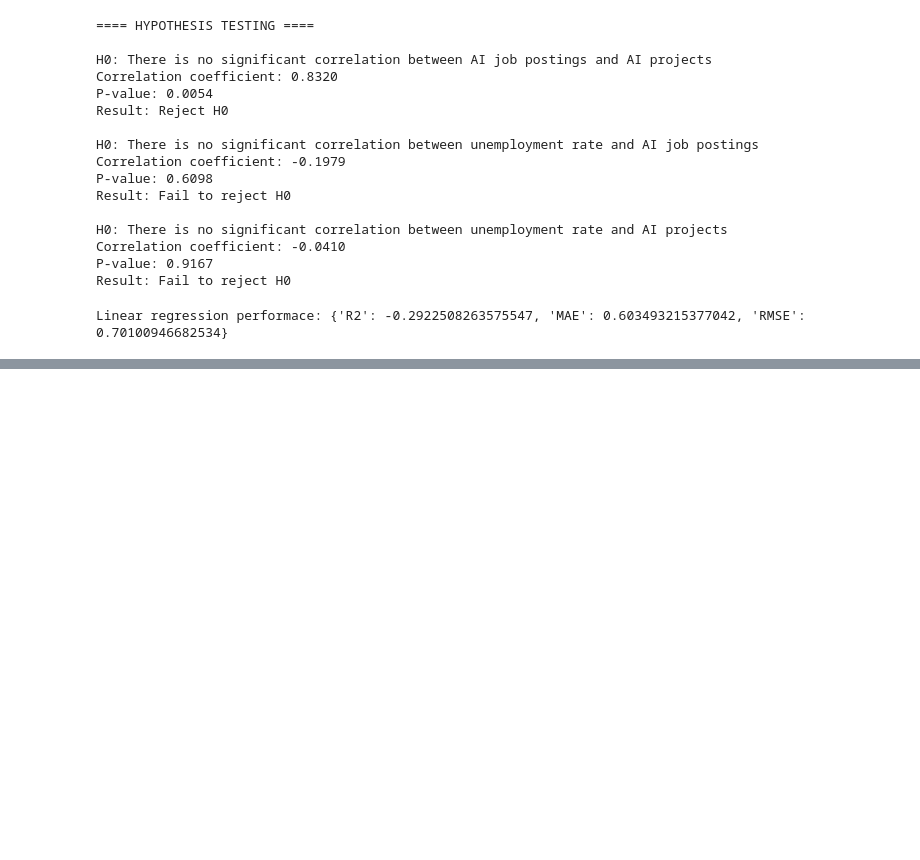
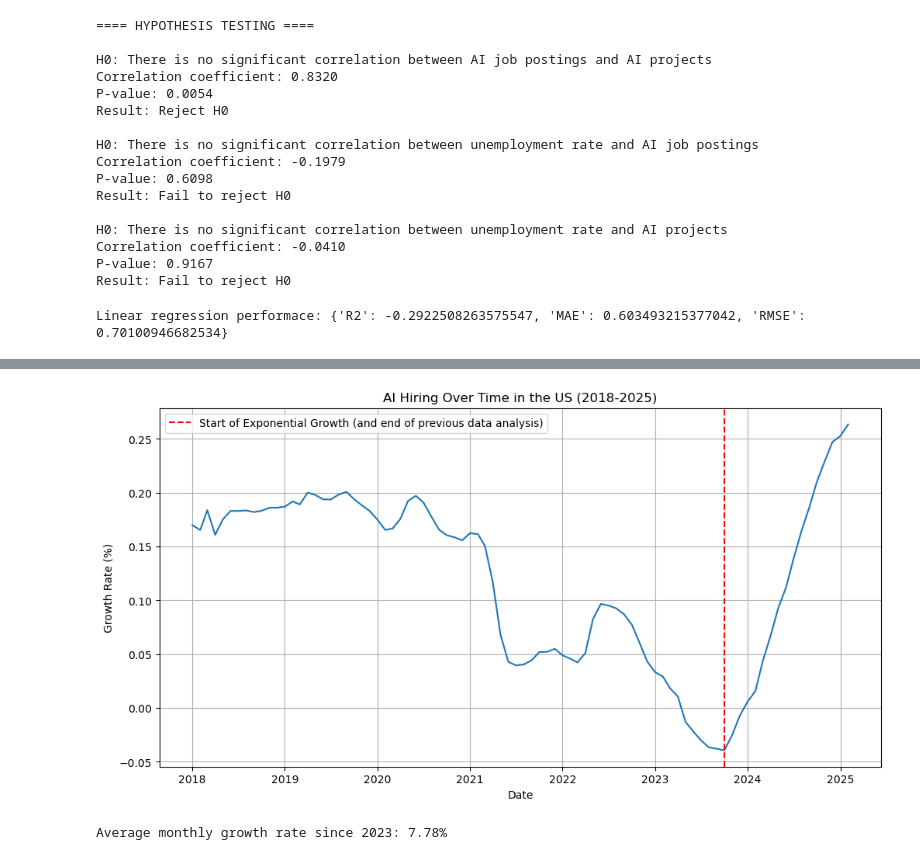
Before and after one commit to ABigJuicyBurger/data-science-project-clean, a Jupyter notebook: new-data-science-project/AI-to-UE.ipynb, the cells around one changed output, grey strips where cells are left out. Drawn from its saved outputs; the diff is of its cells as text; code cells hidden in the pictures; blank space fills up the shorter version.

```diff
--- a/new-data-science-project/AI-to-UE.ipynb
+++ b/new-data-science-project/AI-to-UE.ipynb
@@ -494,0 +552,23 @@ Linear regression performace: {'R2': -0.2922508263575547, 'MAE': 0.6034932153770
+# %%
+ai_hiring = pd.read_csv("AI_Hiring_Over_Time.csv")
+
+ai_hiring['Date'] = pd.to_datetime(ai_hiring['Month of Month'], format='%B %Y')
+ai_hiring = ai_hiring.sort_values("Date")
+
+plt.figure(figsize=(12,6))
+plt.plot(ai_hiring['Date'], ai_hiring['AI talent concentration pct'])
+plt.title("AI Hiring Over Time in the US (2018-2025)")
+plt.xlabel("Date")
+plt.ylabel("Growth Rate (%)")
+plt.axvline(x=pd.to_datetime('2023-10-01'), color='r', linestyle='--',
+           label='Start of Exponential Growth (and end of previous data analysis)')
+plt.legend()
+plt.grid(True)
+plt.show()
+
+ai_hiring['Growth'] = ai_hiring['AI talent concentration pct'].pct_change() * 100
+recent = ai_hiring[ai_hiring['Date'] >= '2023-10-01']
+print(f"Average monthly growth rate since 2023: {recent['Growth'].mean():.2f}%")
+# %% [output]
+[figure, added]
+Average monthly growth rate since 2023: 7.78%
```
Also changed, not shown: parts of 4 cells of this notebook, 2 other files.
